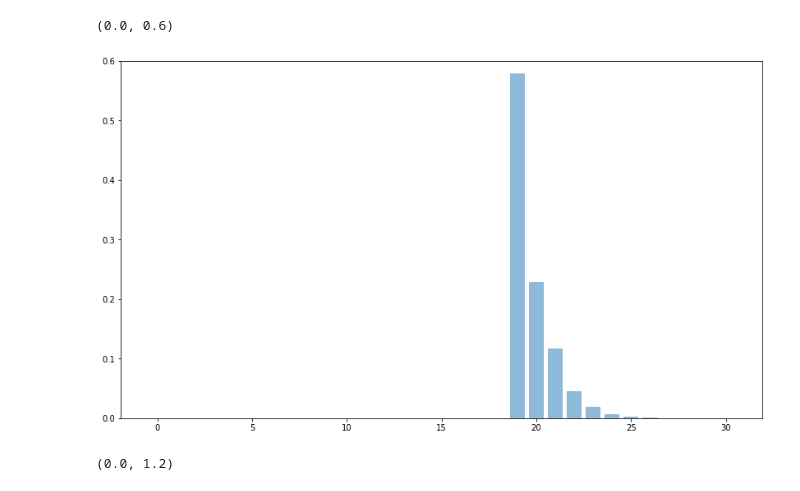
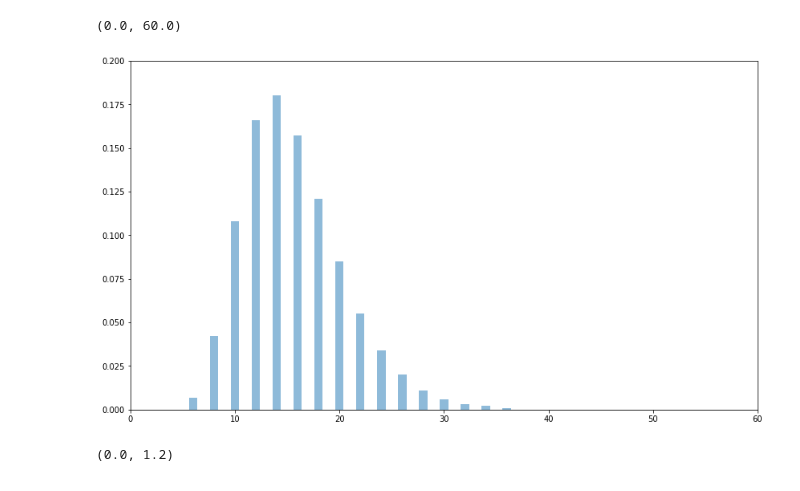
Before and after one commit to yannikschnitzer/prism, a Jupyter notebook: prism/distr.ipynb, the cells around one changed output. Drawn from its saved outputs; the diff is of its cells as text; code cells hidden in the pictures.

```diff
--- a/prism/distr.ipynb
+++ b/prism/distr.ipynb
@@ -65,12 +78,15 @@ plt.plot(range, kernel(range))
 # %%
-arr = np.array([0.000, 0.000, 0.000, 0.000, 0.000, 0.000, 0.000, 0.000, 0.000, 0.000, 0.000, 0.000, 0.000, 0.000, 0.000, 0.000, 0.000, 0.000, 0.000, 0.579, 0.229, 0.117, 0.045, 0.019, 0.007, 0.003, 0.001, 0.000, 0.000, 0.000, 0.000])
+arr = np.array([0.000, 0.000, 0.000, 0.007, 0.042, 0.108, 0.166, 0.180, 0.157, 0.121, 0.085, 0.055, 0.034, 0.020, 0.011, 0.006, 0.003, 0.002, 0.001, 0.000, 0.000, 0.000, 0.000, 0.000, 0.000, 0.000, 0.000, 0.000, 0.000, 0.000, 0.000])
+# %%
+z = np.array([0.0, 2.0, 4.0, 6.0, 8.0, 10.0, 12.0, 14.0, 16.0, 18.0, 20.0, 22.0, 24.0, 26.0, 28.0, 30.0, 32.0, 34.0, 36.0, 38.0, 40.0, 42.0, 44.0, 46.0, 48.0, 50.0, 52.0, 54.0, 56.0, 58.0, 60.0, 62.0, 64.0, 66.0, 68.0, 70.0, 72.0, 74.0, 76.0, 78.0, 80.0, 82.0, 84.0, 86.0, 88.0, 90.0, 92.0, 94.0, 96.0, 98.0, 100.0])
 # %%
 plt.figure(figsize=(14,8))
-plt.bar(np.arange(31),arr[:31], alpha=0.5)
-plt.ylim([0, 0.6])
+plt.bar(z,arr, alpha=0.5)
+plt.ylim([0, 0.2])
+plt.xlim([0,z[-1]])
 # %% [output]
-(0.0, 0.6)
+(0.0, 60.0)
-[figure, old version]
+[figure, new version]
 # %%
 arr = np.array([0.000, 0.000, 0.000, 0.000, 0.000, 0.000, 0.000, 0.000, 0.000, 0.000, 0.000, 0.000, 0.000, 0.000, 0.000, 0.921, 0.000, 0.000, 0.000, 0.014, 0.016, 0.006, 0.016, 0.008, 0.005, 0.004, 0.005, 0.001, 0.001, 0.002, 0.000 ])
 # %%
```
Also changed, not shown: parts of 2 cells of this notebook, 53 other files.
